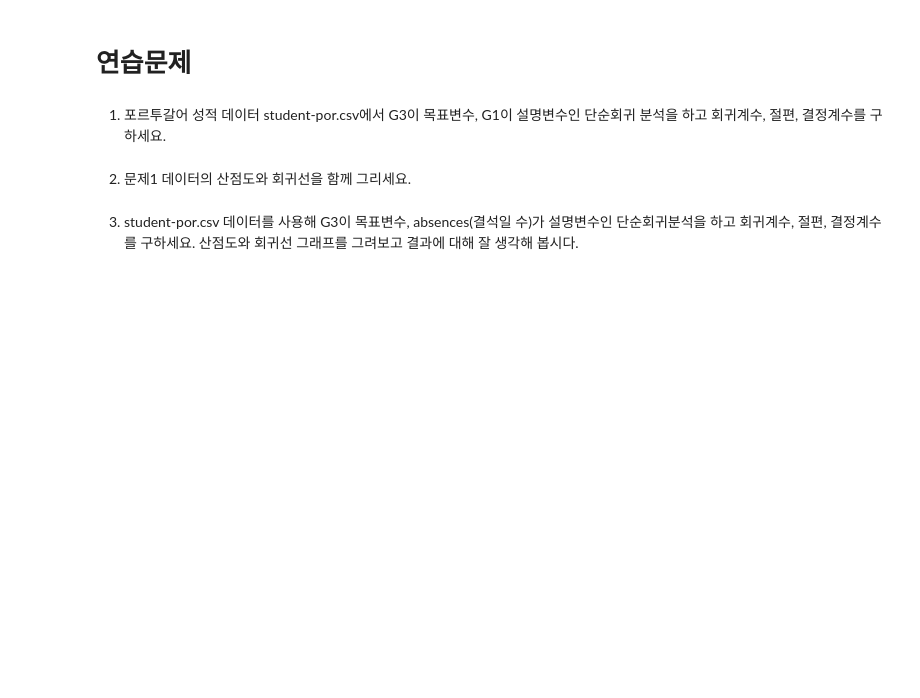
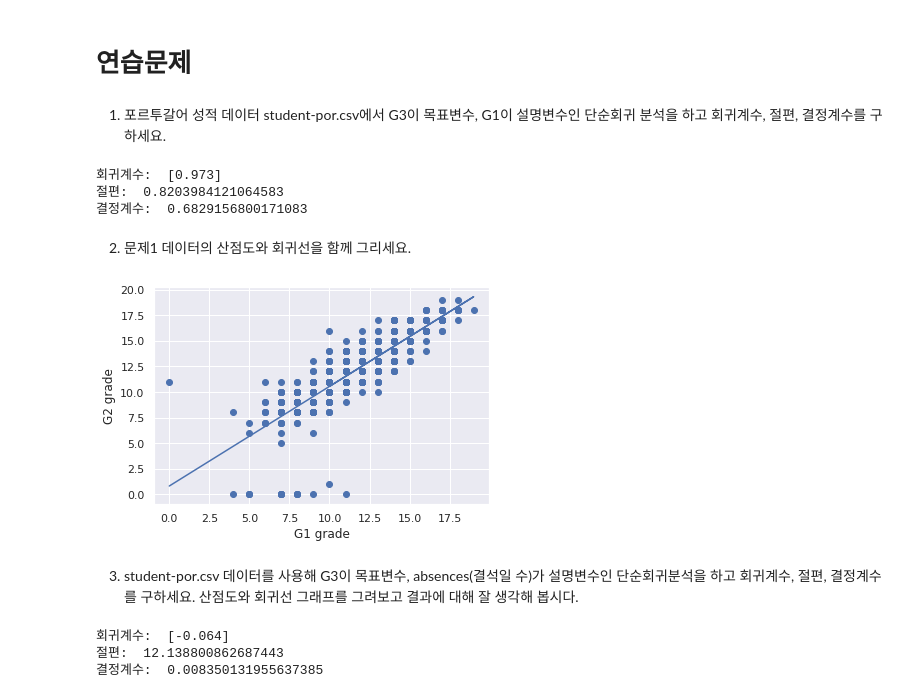
Before and after one commit to gongboogi/Python-Practice, a Jupyter notebook: 기술통계와_단순회귀분석.ipynb, the cells around one changed output. Cells and saved outputs as stored; diff of their text form; code cells hidden in the pictures; blank space fills up the shorter version.

```diff
--- a/기술통계와_단순회귀분석.ipynb
+++ b/기술통계와_단순회귀분석.ipynb
@@ -600,7 +599,72 @@ print('결정계수: ', reg.score(X, Y))
 # 연습문제
 # %% [markdown]
 1. 포르투갈어 성적 데이터 student-por.csv에서 G3이 목표변수, G1이 설명변수인 단순회귀 분석을 하고 회귀계수, 절편, 결정계수를 구하세요.
+# %%
+por_data = pd.read_csv('student-por.csv', sep = ';')
+
+# 선형회귀 인스턴스 생성
+reg = linear_model.LinearRegression()
+
+# 설명변수: 1학기 성적(G1)
+X = por_data.loc[:, ['G1']].values
+
+# 목표변수: 최종 성적(G3)
+Y = por_data['G3'].values
+
+# 예측 모델 계산
+reg.fit(X, Y)
+
+# 회귀계수
+print('회귀계수: ', reg.coef_)
+
+# 절편
+print('절편: ', reg.intercept_)
+
+# 결정계수, 기여율이라고도함
+print('결정계수: ', reg.score(X,Y))
+# %% [output]
+회귀계수:  [0.973]
+절편:  0.8203984121064583
+결정계수:  0.6829156800171083
 # %% [markdown]
 2. 문제1 데이터의 산점도와 회귀선을 함께 그리세요.
+# %%
+# 산점도
+plt.scatter(X, Y)
+plt.xlabel('G1 grade')
+plt.ylabel('G2 grade')
+
+# 회귀선
+plt.plot(X, reg.predict(X))
+plt.grid(True)
+# %% [output]
+[figure, added]
 # %% [markdown]
 3. student-por.csv 데이터를 사용해 G3이 목표변수, absences(결석일 수)가 설명변수인 단순회귀분석을 하고 회귀계수, 절편, 결정계수를 구하세요. 산점도와 회귀선 그래프를 그려보고 결과에 대해 잘 생각해 봅시다.
+# %%
+from sklearn import linear_model
+
+# 선형회귀 인스턴스 생성
+reg = linear_model.LinearRegression()
+
+# 설명변수: absences(결석일 수)
+X = por_data.loc[:, ['absences']].values
+
+# 목표변수: G3(최종성적)
+Y = por_data['G3'].values
+
+# 예측 모델 구축
+reg.fit(X, Y)
+
+# 회귀계수
+print('회귀계수: ', reg.coef_)
+
+# 절편
+print('절편: ', reg.intercept_)
+
+# 결정계수
+print('결정계수: ', reg.score(X,Y))
+# %% [output]
+회귀계수:  [-0.064]
+절편:  12.138800862687443
+결정계수:  0.008350131955637385
```
Also changed, not shown: parts of 4 cells of this notebook.
